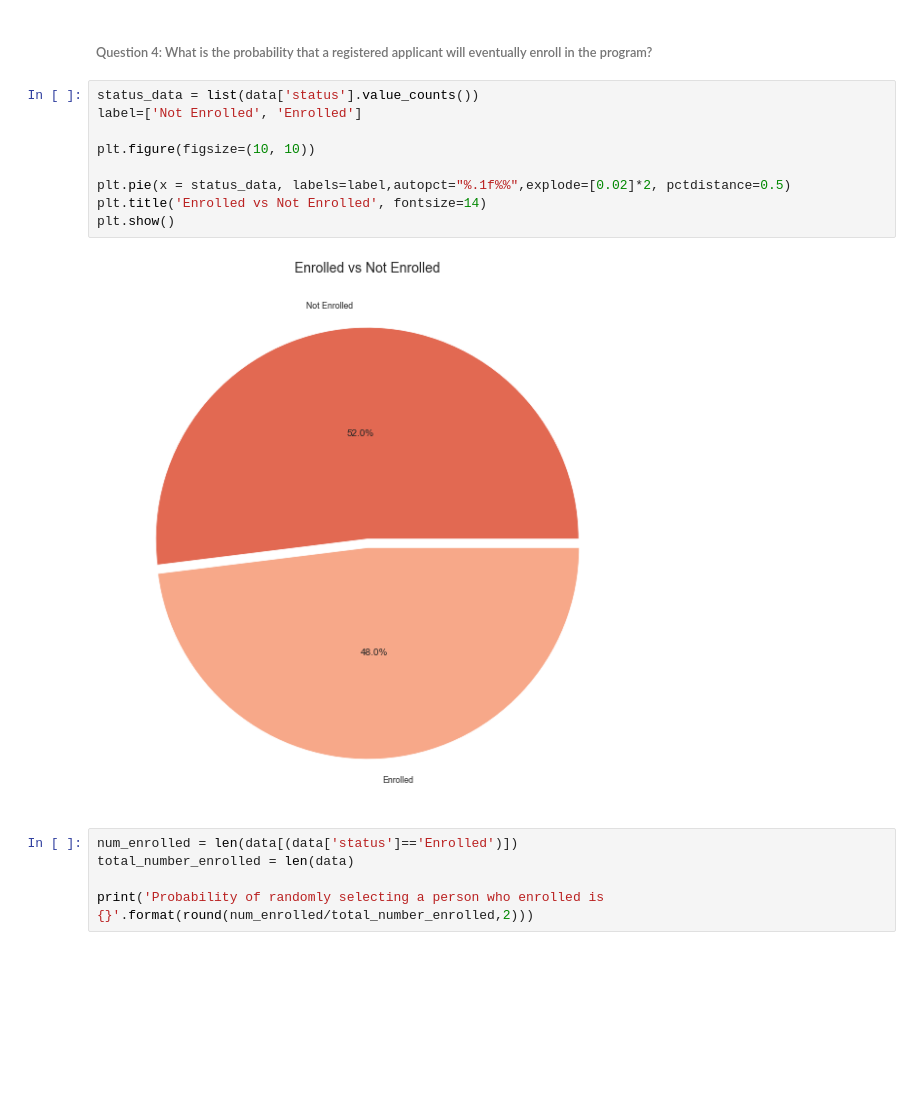
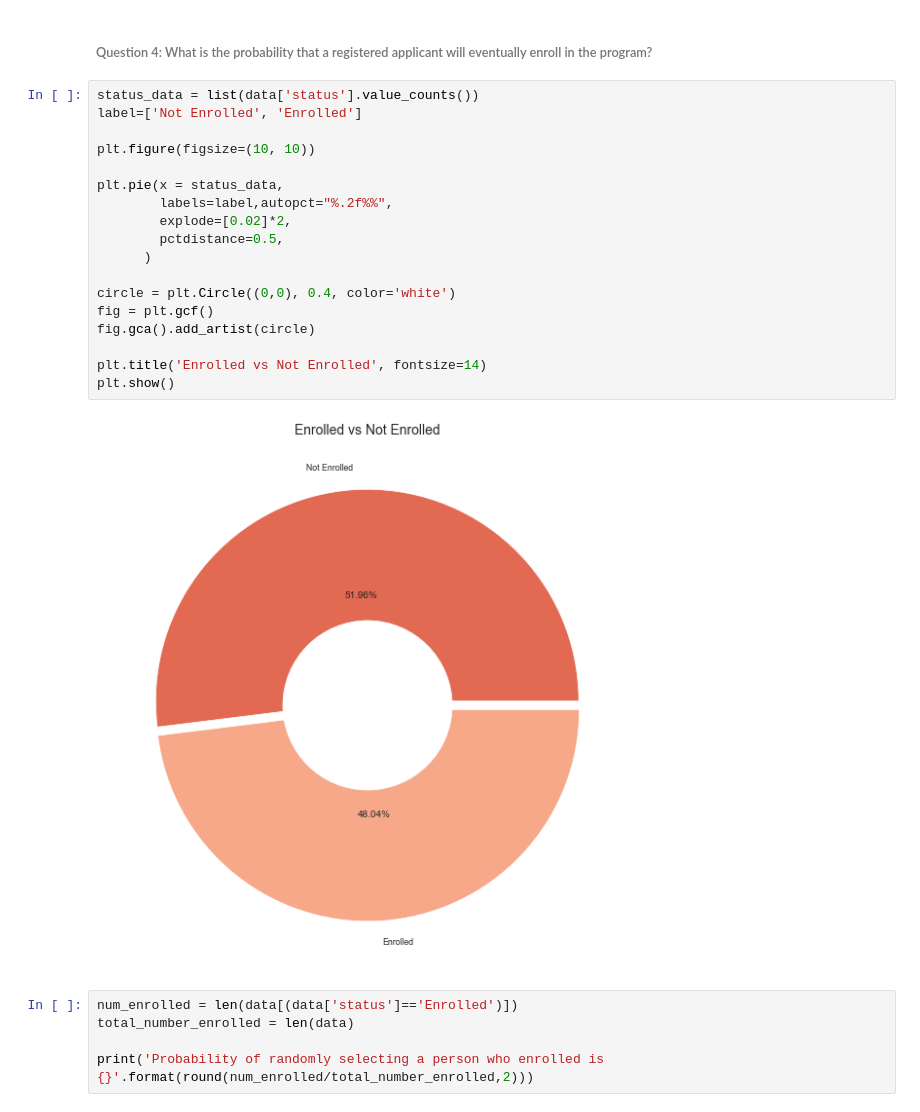
Before and after one commit to tahheel/V-Internship, a Jupyter notebook: Week 1/Damilola_week1.ipynb, the cells around one changed output. Drawn from its saved outputs; the diff is of its cells as text; blank space fills up the shorter version.

```diff
--- a/Week 1/Damilola_week1.ipynb
+++ b/Week 1/Damilola_week1.ipynb
@@ -199,14 +207,23 @@ plt.show()
 # %%
 status_data = list(data['status'].value_counts())
 label=['Not Enrolled', 'Enrolled']
 
 plt.figure(figsize=(10, 10))
 
-plt.pie(x = status_data, labels=label,autopct="%.1f%%",explode=[0.02]*2, pctdistance=0.5)
+plt.pie(x = status_data,
+        labels=label,autopct="%.2f%%",
+        explode=[0.02]*2,
+        pctdistance=0.5,
+      )
+
+circle = plt.Circle((0,0), 0.4, color='white')
+fig = plt.gcf()
+fig.gca().add_artist(circle)
+
 plt.title('Enrolled vs Not Enrolled', fontsize=14)
 plt.show()
 # %% [output]
-[figure, old version]
+[figure, new version]
 # %%
 num_enrolled = len(data[(data['status']=='Enrolled')])
 total_number_enrolled = len(data)
```
Also changed, not shown: parts of 3 cells of this notebook.
